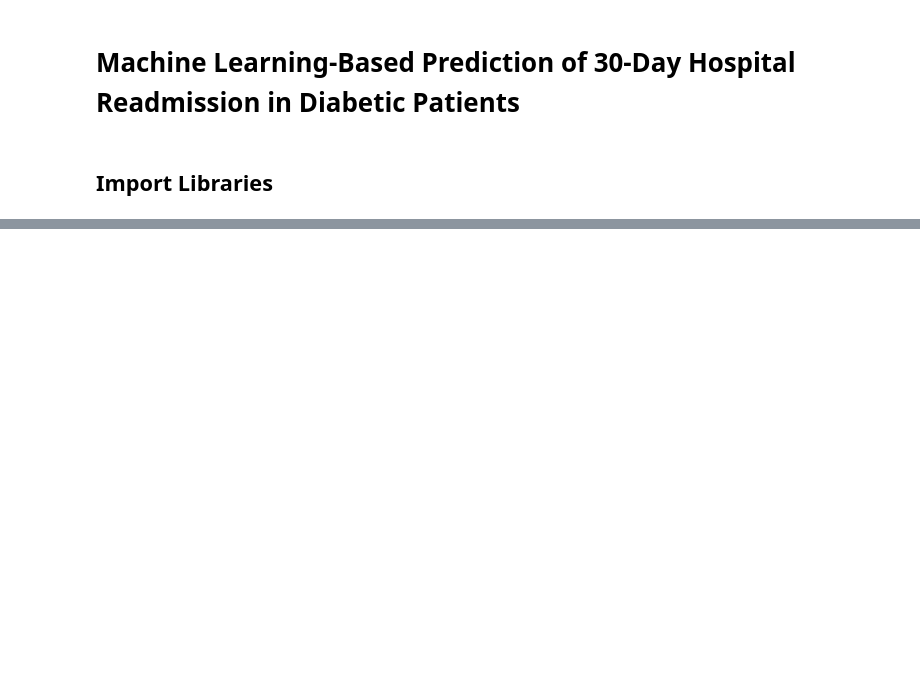
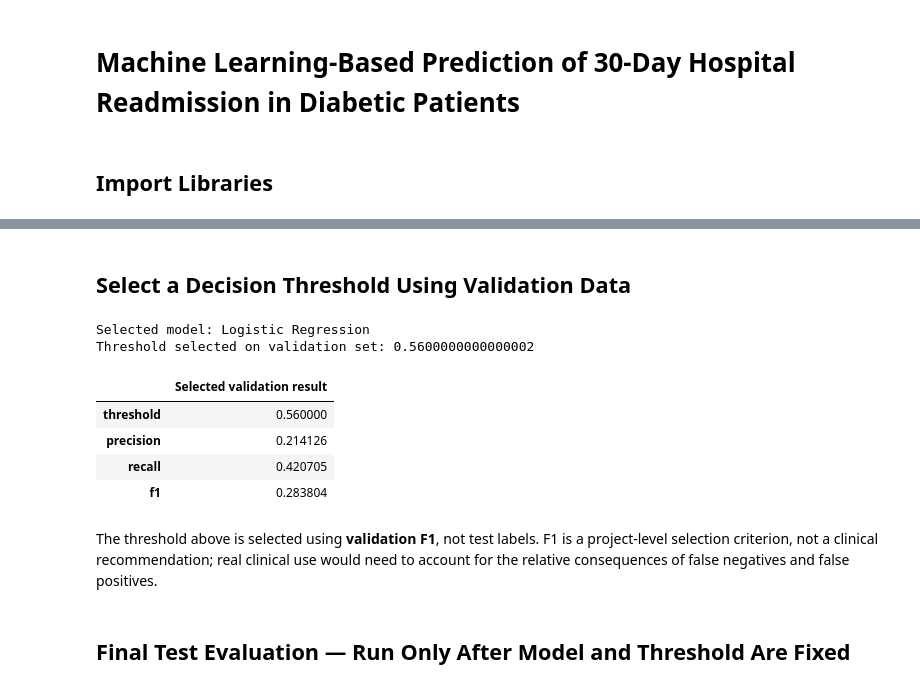
Before and after one commit to Dharm2005/diabetes-readmission-prediction-ml, a Jupyter notebook: Notebooks/05_model_building.ipynb, the cells around one changed output, grey strips where cells are left out. Cells and saved outputs as stored; diff of their text form; code cells hidden in the pictures; blank space fills up the shorter version.

```diff
--- a/Notebooks/05_model_building.ipynb
+++ b/Notebooks/05_model_building.ipynb
@@ -360,0 +303,38 @@ joblib.dump(log_model, "../models/final_model.pkl")
+# %% [markdown]
+## Select a Decision Threshold Using Validation Data
+# %%
+best_model_name = validation_results.loc[0, "Model"]
+final_model = fitted_models[best_model_name]
+
+val_prob = final_model.predict_proba(X_val)[:, 1]
+threshold_grid = np.arange(0.05, 0.96, 0.01)
+threshold_rows = []
+
+for threshold in threshold_grid:
+    val_pred = (val_prob >= threshold).astype("int8")
+    threshold_rows.append({
+        "threshold": threshold,
+        "precision": precision_score(y_val, val_pred, zero_division=0),
+        "recall": recall_score(y_val, val_pred, zero_division=0),
+        "f1": f1_score(y_val, val_pred, zero_division=0)
+    })
+
+threshold_results = pd.DataFrame(threshold_rows)
+best_row = threshold_results.loc[threshold_results["f1"].idxmax()]
+best_threshold = float(best_row["threshold"])
+
+print("Selected model:", best_model_name)
+print("Threshold selected on validation set:", best_threshold)
+display(best_row.to_frame(name="Selected validation result"))
+# %% [output]
+Selected model: Logistic Regression
+Threshold selected on validation set: 0.5600000000000002
+|  | Selected validation result |
+| threshold | 0.560000 |
+| precision | 0.214126 |
+| recall | 0.420705 |
+| f1 | 0.283804 |
+# %% [markdown]
+The threshold above is selected using **validation F1**, not test labels. F1 is a project-level selection criterion, not a clinical recommendation; real clinical use would need to account for the relative consequences of false negatives and false positives.
+# %% [markdown]
+## Final Test Evaluation — Run Only After Model and Threshold Are Fixed
```
Also changed, not shown: parts of 50 cells of this notebook, 11 other files.
